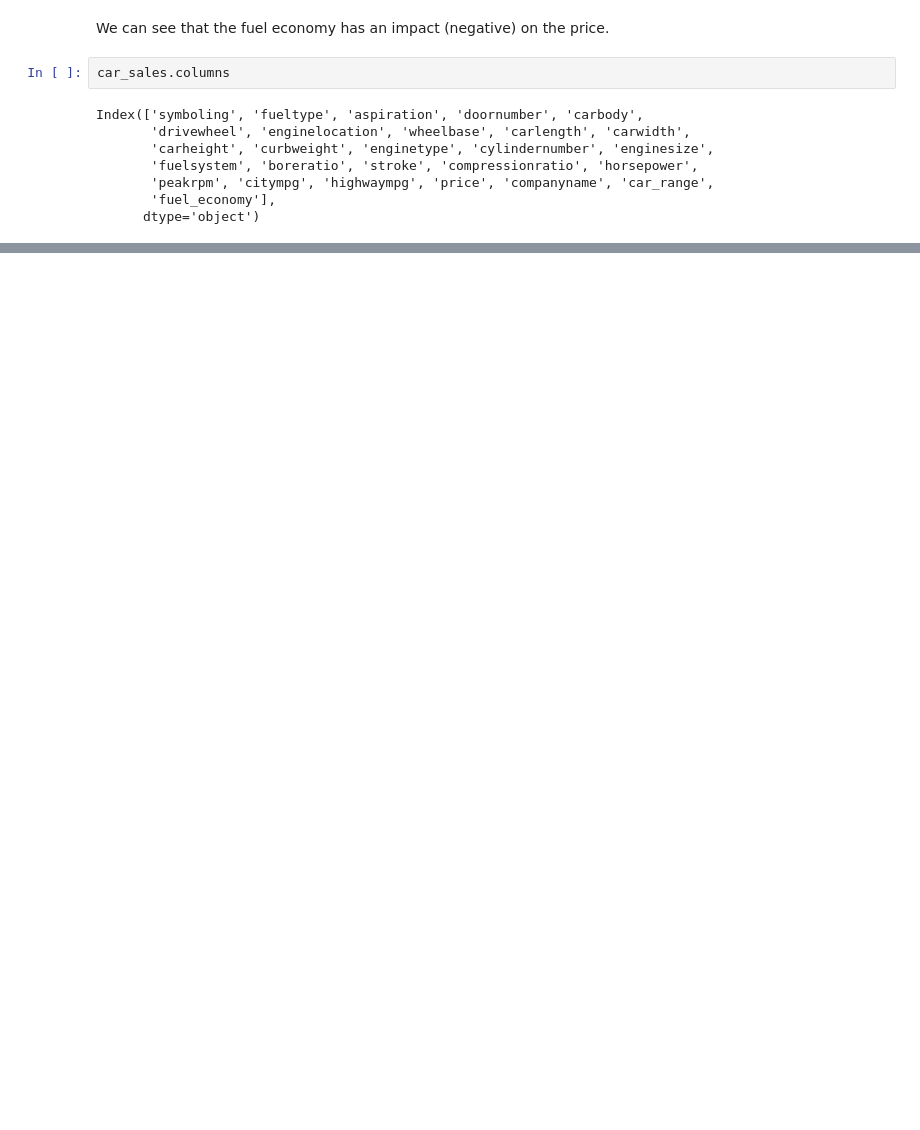
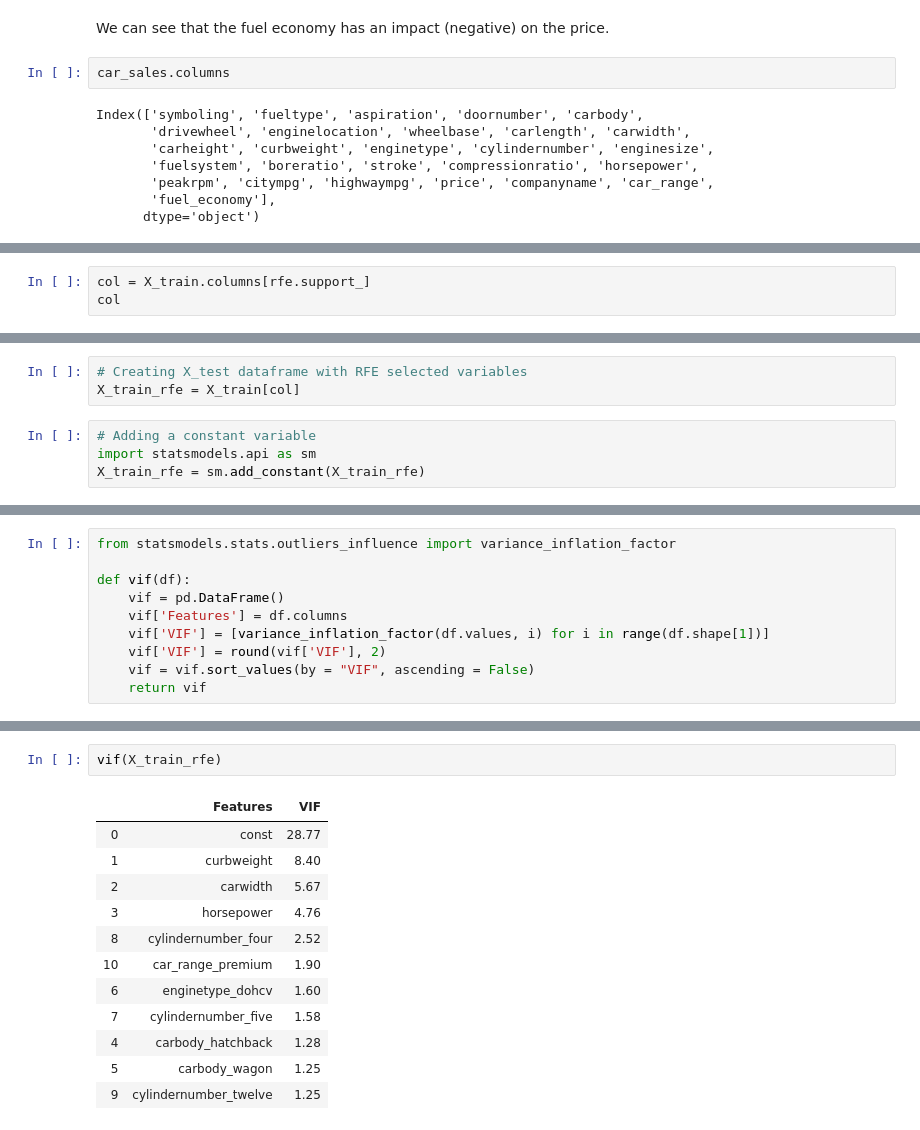
Before and after one commit to ashwanikumar04/car-sales-assignment, a Jupyter notebook: car_sales_assignment.ipynb, the cells around one changed output, grey strips where cells are left out. Drawn from its saved outputs; the diff is of its cells as text; blank space fills up the shorter version.

```diff
--- a/car_sales_assignment.ipynb
+++ b/car_sales_assignment.ipynb
@@ -666,0 +762,3 @@ heat_map(car_sales_model)
+# %%
+col = X_train.columns[rfe.support_]
+col
@@ -666,0 +784,7 @@ heat_map(car_sales_model)
+# %%
+# Creating X_test dataframe with RFE selected variables
+X_train_rfe = X_train[col]
+# %%
+# Adding a constant variable
+import statsmodels.api as sm
+X_train_rfe = sm.add_constant(X_train_rfe)
@@ -666,0 +795,10 @@ heat_map(car_sales_model)
+# %%
+from statsmodels.stats.outliers_influence import variance_inflation_factor
+
+def vif(df):
+    vif = pd.DataFrame()
+    vif['Features'] = df.columns
+    vif['VIF'] = [variance_inflation_factor(df.values, i) for i in range(df.shape[1])]
+    vif['VIF'] = round(vif['VIF'], 2)
+    vif = vif.sort_values(by = "VIF", ascending = False)
+    return vif
@@ -666,0 +827,15 @@ heat_map(car_sales_model)
+# %%
+vif(X_train_rfe)
+# %% [output]
+|  | Features | VIF |
+| 0 | const | 28.77 |
+| 1 | curbweight | 8.40 |
+| 2 | carwidth | 5.67 |
+| 3 | horsepower | 4.76 |
+| 8 | cylindernumber_four | 2.52 |
+| 10 | car_range_premium | 1.90 |
+| 6 | enginetype_dohcv | 1.60 |
+| 7 | cylindernumber_five | 1.58 |
+| 4 | carbody_hatchback | 1.28 |
+| 5 | carbody_wagon | 1.25 |
+| 9 | cylindernumber_twelve | 1.25 |
```
Also changed, not shown: parts of 38 cells of this notebook.
